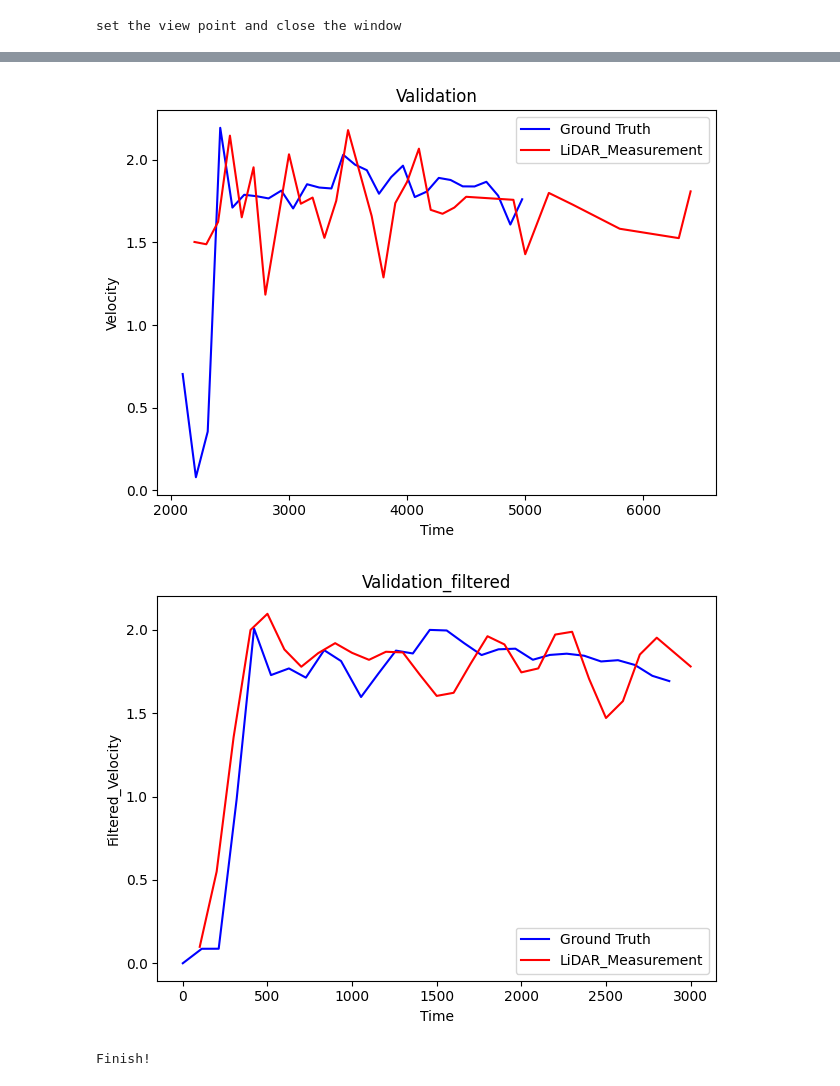
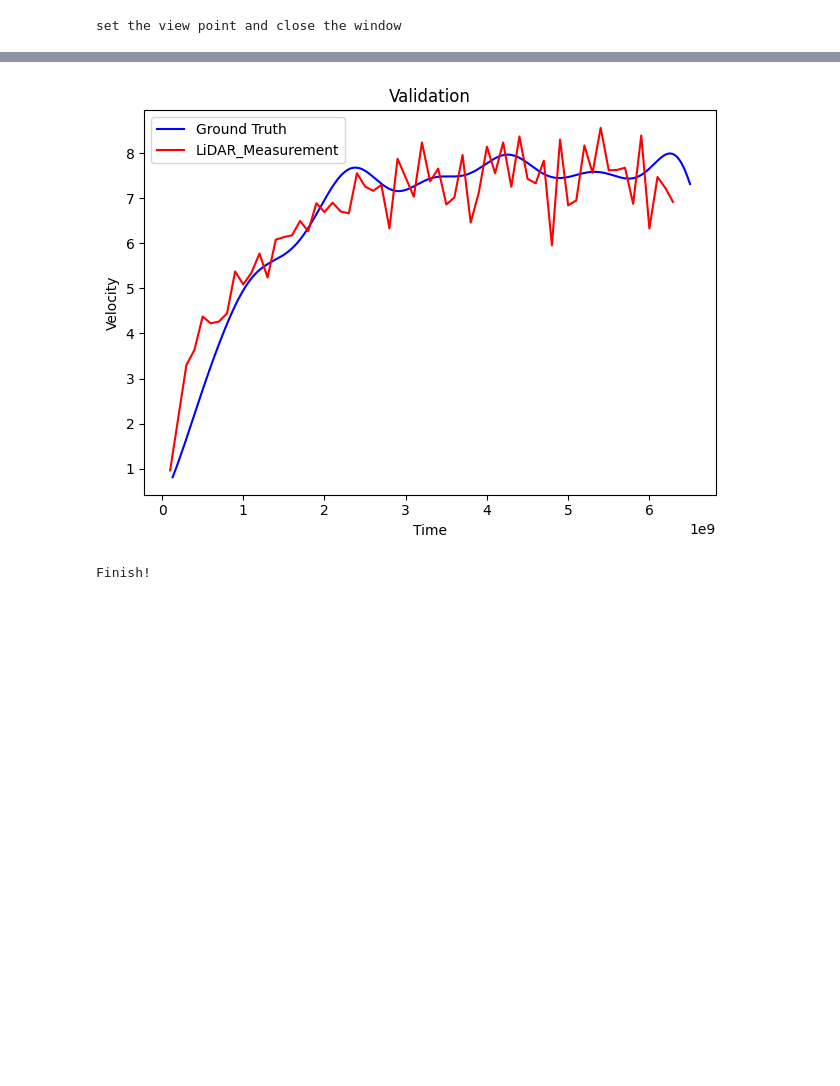
Before and after one commit to KenKobayashilax/lidar_in_soccer, a Jupyter notebook: bbox_detect_modified.ipynb, the cells around one changed output, grey strips where cells are left out. Saved outputs shown, nothing was run; the diff lists cells and outputs as text; code cells hidden in the pictures; blank space fills up the shorter version.

Commit message:
modifed validation part

```diff
--- a/bbox_detect_modified.ipynb
+++ b/bbox_detect_modified.ipynb
@@ -22,8 +22,8 @@ from plane_elimination.plane_equotions_list import planes_list, bool_list #list
 from validation.data_preprocess import butter_lowpass_filter, apply_interp_to_gt, align_dataframe, plot_validation_result, plot_validation_filtered_result
 
 data_type_name_pcd = "LIVOX_Hallway_pcds"
-experiment_name = "Walking_to_end_1st1"
-dir_name = "res100ms_start30s"
+experiment_name = "jogging_fast_4th"
+dir_name = "res100ms_start13.5s"
 
 #directory path of pcd files
 directory_path = os.path.join(DATA_PATH, data_type_name_pcd, experiment_name, dir_name)
@@ -206,7 +206,7 @@ for subfolder in subfolders:
 
         velocities.append(velocity)
 
-        csv_data.append((time_list[i], velocity))
+        csv_data.append((time_list[i]/1000, velocity)) #convert time unit to m/s
 
 
     # save velocity data to a csv file
@@ -251,12 +251,23 @@ ms = pd.read_csv(ms_directory_path)
 
 # directory path of ground truth csv file
 gt_folder = "Data"
-gt_file_name = "Run_1.csv"
+gt_file_name = "Run_4.csv"
 gt_directory_path = os.path.join(BASE_PATH, gt_folder, gt_file_name)
 gt = pd.read_csv(gt_directory_path)
 
 # remove rows containing NaN values
 gt = gt.dropna()
+
+# Convert the 'Time' column to timedelta
+ms['Time'] = pd.to_timedelta(ms['Time'], unit='s')
+gt['Time'] = pd.to_timedelta(gt['Time'], unit='s')
+
+# Set 'Time' as the index for both DataFrames
+ms.set_index('Time', inplace=True)
+gt.set_index('Time', inplace=True)
+
+# Resample the measurement data to match the higher sampling rate of gt
+ms = ms.resample('0.01S').mean().interpolate()
 
 # save velocity data without NaN to a csv file
 gt_cleaned_csv = "velocity_gt_cleaned.csv"
@@ -279,53 +290,32 @@ gt_filtered_velocity = butter_lowpass_filter(gt['Velocity'], gt_cutoff_frequency
 gt['Filtered_Velocity'] = gt_filtered_velocity
 
 
-############### CubicSpline Interpolation ###############
-# Interpolation of values every 100 counts (time intervals = 0.1s)
-chunk_size = 100
 
+############# align the groundtruth and measurement data ############
 # apply to the original gt data
-# define the save path
-gt_interp_csv = "velocity_gt_interp.csv"
-gt_interp_path = os.path.join(folder_tracked, subfolder_name, gt_interp_csv)
+len_diff = len(gt) - len(ms)
+min_rmse, best_chunk, best_offset = align_dataframe(gt, ms, len_diff, filter=False)
 
-gt_new = apply_interp_to_gt(gt, gt_interp_path, chunk_size, filter=False)
+print(f"Complete the data alignment !!!!")
+print(f"Minimum Root Mean Square Error(RMSE): {min_rmse}")
+print(f"Best Offset: {best_offset}")
+
+# Plot the results
+plot_validation_result(len_diff, best_chunk, gt, ms)
+
 
 
 
 # apply to the filtered gt data
-# define the save path
-gt_f_interp_csv = "velocity_gt_filtered_interp.csv"
-gt_f_interp_path = os.path.join(folder_tracked, subfolder_name, gt_f_interp_csv)
-
-gt_f_new = apply_interp_to_gt(gt, gt_f_interp_path, chunk_size, filter=True)
-
-
-############# align the groundtruth and measurement data ############
-# apply to the original gt data
-len_diff = len(gt_new) - len(ms)
-min_rmse, best_chunk, best_offset = align_dataframe(gt_new, ms, len_diff, filter=False)
-
-print(f"Complete the original data alignment !!!!")
-print(f"Minimum Root Mean Square Error(RMSE): {min_rmse}")
-print(f"Best Offset: {best_offset}")
-
-# apply to the filtered gt data
-len_diff_f = len(gt_f_new) - len(ms)
-min_rmse_f, best_chunk_f, best_offset_f = align_dataframe(gt_f_new, ms, len_diff_f, filter=True)
+len_diff_filtered = len(gt) - len(ms)
+min_rmse_filtered, best_chunk_filtered, best_offset_filtered = align_dataframe(gt, ms, len_diff_filtered, filter=False)
 
 print(f"Complete the filtered data alignment !!!!")
-print(f"Minimum Root Mean Square Error(RMSE): {min_rmse_f}")
-print(f"Best Offset with filter: {best_offset_f}")
+print(f"Minimum Root Mean Square Error (RMSE) for filtered data: {min_rmse_filtered}")
+print(f"Best Offset for filtered data: {best_offset_filtered}")
 
-
-
-#################### plot #####################
-# plot the result without the filter
-plot_validation_result(len_diff, best_chunk, gt_new, ms)
-
-# plot the result with the filter
-plot_validation_filtered_result(len_diff_f, best_chunk_f, gt_f_new, ms)
-
+# Plot the results for the filtered data
+plot_validation_result(len_diff_filtered, best_chunk_filtered, gt, ms)
 
 
 print("Finish!")
@@ -339,3 +326,2 @@ Best Offset with filter: 0
-[figure, old version]
+[figure, new version]
-[figure, removed]
 Finish!
```
Also changed, not shown: parts of 3 cells of this notebook, 1 other file.
